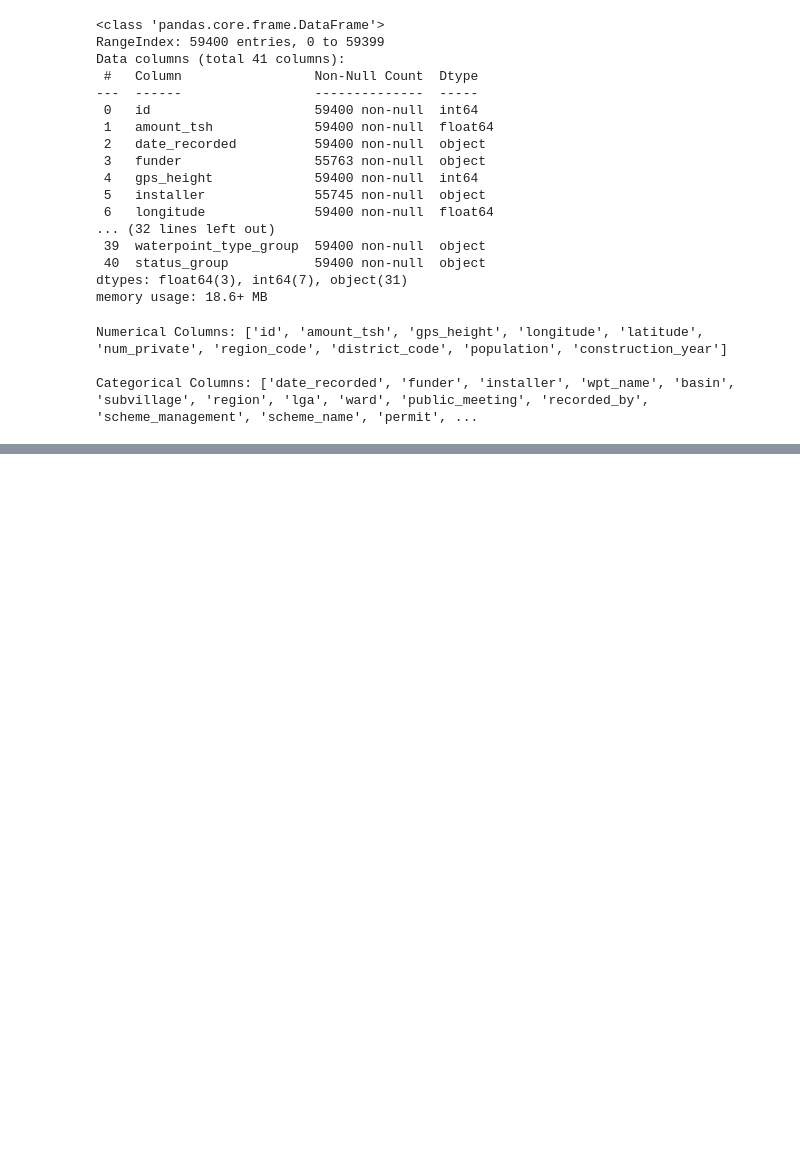
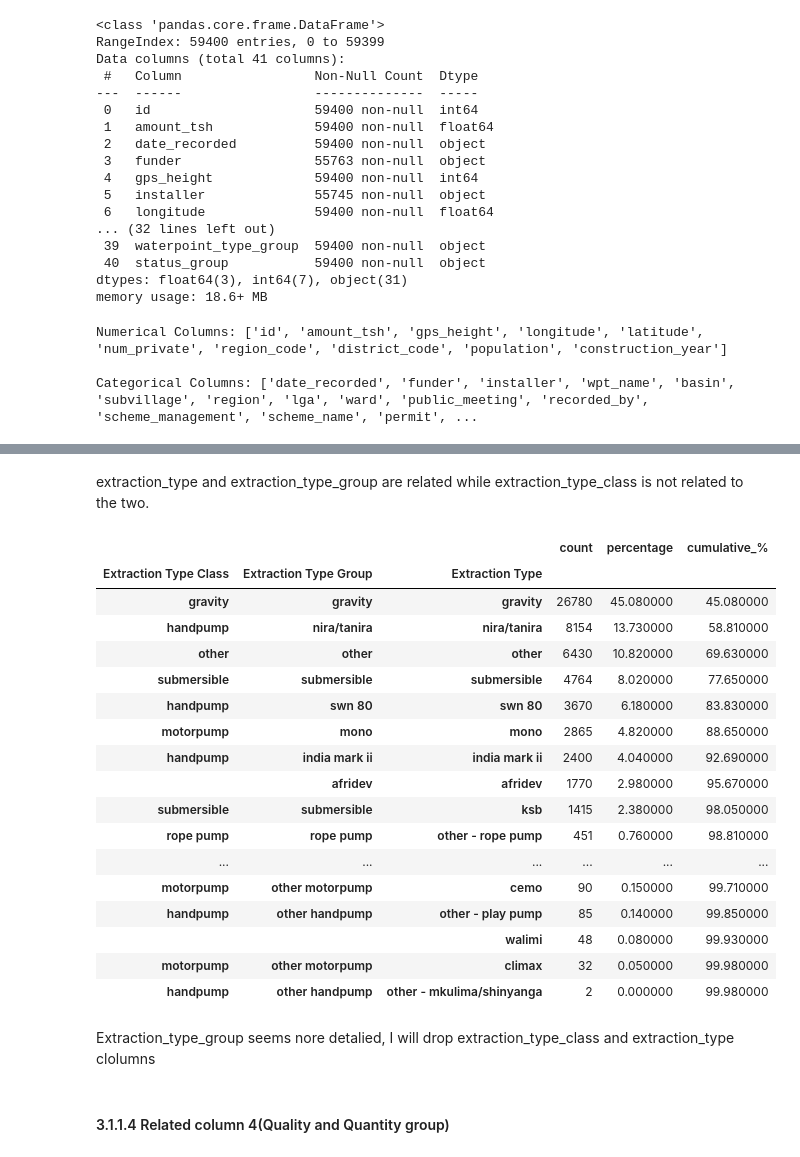
Before and after one commit to nduvawinnie/TANZANIAN_WATERWELL_PREDICTIVE_MODEL_REVIEW_1, a Jupyter notebook: PHASE_3_PROJECT/Tanzanian_water_wells.ipynb, the cells around one changed output, grey strips where cells are left out. Drawn from its saved outputs; the diff is of its cells as text; code cells hidden in the pictures; blank space fills up the shorter version.

```diff
--- a/PHASE_3_PROJECT/Tanzanian_water_wells.ipynb
+++ b/PHASE_3_PROJECT/Tanzanian_water_wells.ipynb
@@ -129,0 +248,7 @@ Categorical Columns: ['date_recorded', 'funder', 'installer', 'wpt_name', 'basin
+# %%
+# dropping the management column
+# Drop the management and scheme_management columns if they exist
+df = df.drop(['scheme_management', 'management'], axis=1, errors='ignore')
+
+# Confirm the columns have been dropped
+print(df.columns.tolist())
@@ -129,0 +287,3 @@ Categorical Columns: ['date_recorded', 'funder', 'installer', 'wpt_name', 'basin
+# %%
+# dropping the Payment column
+df = df.drop(['payment'], axis=1, errors='ignore')
@@ -129,0 +348,40 @@ Categorical Columns: ['date_recorded', 'funder', 'installer', 'wpt_name', 'basin
+# %% [markdown]
+extraction_type and extraction_type_group are related while extraction_type_class is not related to the two.
+# %%
+# Group by extraction_type_class, extraction_type_group, and extraction_type with aggregated statistics
+summary = (
+    df.groupby(['extraction_type_class', 'extraction_type_group', 'extraction_type'])
+    .agg(
+        count=('extraction_type', 'size'),
+        percentage=('extraction_type', lambda x: round((len(x) / len(df)) * 100, 2))
+    )
+    .rename_axis(['Extraction Type Class', 'Extraction Type Group', 'Extraction Type'])
+    .sort_values(by='count', ascending=False)
+)
+
+# Add a cumulative percentage column
+summary['cumulative_%'] = summary['percentage'].cumsum().round(2)
+
+# Display the result with styling
+summary.style.background_gradient(cmap='Blues', subset=['count', 'percentage', 'cumulative_%'])
+# %% [output]
+|  |  |  | count | percentage | cumulative_% |
+| Extraction Type Class | Extraction Type Group | Extraction Type |  |  |  |
+| gravity | gravity | gravity | 26780 | 45.080000 | 45.080000 |
+| handpump | nira/tanira | nira/tanira | 8154 | 13.730000 | 58.810000 |
+| other | other | other | 6430 | 10.820000 | 69.630000 |
+| submersible | submersible | submersible | 4764 | 8.020000 | 77.650000 |
+| handpump | swn 80 | swn 80 | 3670 | 6.180000 | 83.830000 |
+| motorpump | mono | mono | 2865 | 4.820000 | 88.650000 |
+| handpump | india mark ii | india mark ii | 2400 | 4.040000 | 92.690000 |
+|  | afridev | afridev | 1770 | 2.980000 | 95.670000 |
+| submersible | submersible | ksb | 1415 | 2.380000 | 98.050000 |
+| rope pump | rope pump | other - rope pump | 451 | 0.760000 | 98.810000 |
+| ... | ... | ... | ... | ... | ... |
+| motorpump | other motorpump | cemo | 90 | 0.150000 | 99.710000 |
+| handpump | other handpump | other - play pump | 85 | 0.140000 | 99.850000 |
+|  |  | walimi | 48 | 0.080000 | 99.930000 |
+| motorpump | other motorpump | climax | 32 | 0.050000 | 99.980000 |
+| handpump | other handpump | other - mkulima/shinyanga | 2 | 0.000000 | 99.980000 |
+# %% [markdown]
+Extraction_type_group seems nore detalied, I will drop extraction_type_class and extraction_type clolumns
@@ -129,0 +391,2 @@ Categorical Columns: ['date_recorded', 'funder', 'installer', 'wpt_name', 'basin
+# %% [markdown]
+#### 3.1.1.4 Related column 4(Quality and Quantity group)
```
Also changed, not shown: parts of 53 cells of this notebook.
